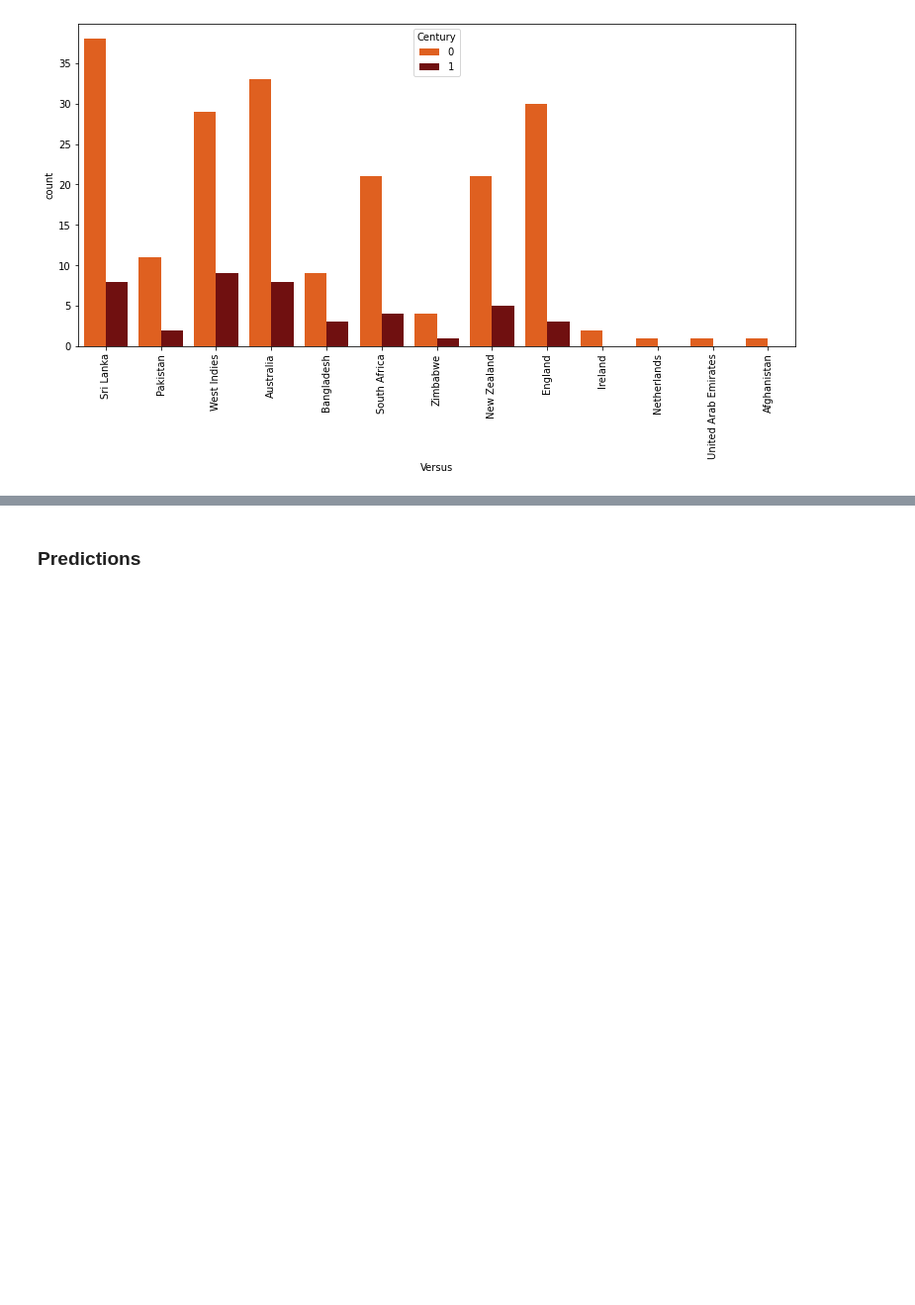
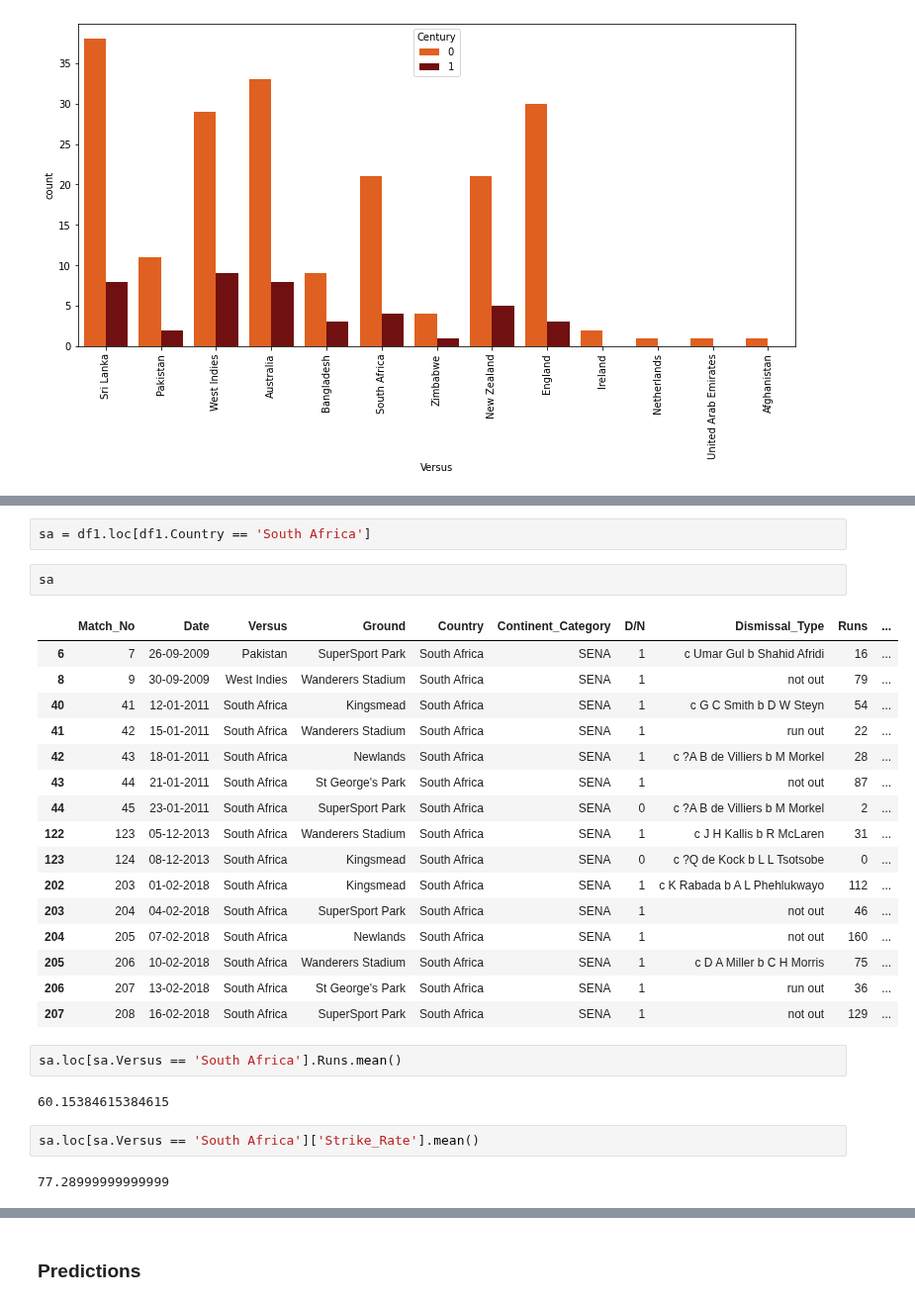
Before and after one commit to SharanDHONI/Virat-Kohli-ODI-Analysis, a Jupyter notebook: ODI Anlaysis.ipynb, the cells around one changed output, grey strips where cells are left out. Shown at 99% size. Drawn from its saved outputs; the diff is of its cells as text; blank space fills up the shorter version.

```diff
--- a/ODI Anlaysis.ipynb
+++ b/ODI Anlaysis.ipynb
@@ -546,0 +558,29 @@ plt.show()
+# %%
+sa = df1.loc[df1.Country == 'South Africa']
+# %%
+sa
+# %% [output]
+|  | Match_No | Date | Versus | Ground | Country | Continent_Category | D/N | Dismissal_Type | Runs | ... |
+| 6 | 7 | 26-09-2009 | Pakistan | SuperSport Park | South Africa | SENA | 1 | c Umar Gul b Shahid Afridi | 16 | ... |
+| 8 | 9 | 30-09-2009 | West Indies | Wanderers Stadium | South Africa | SENA | 1 | not out | 79 | ... |
+| 40 | 41 | 12-01-2011 | South Africa | Kingsmead | South Africa | SENA | 1 | c G C Smith b D W Steyn | 54 | ... |
+| 41 | 42 | 15-01-2011 | South Africa | Wanderers Stadium | South Africa | SENA | 1 | run out | 22 | ... |
+| 42 | 43 | 18-01-2011 | South Africa | Newlands | South Africa | SENA | 1 | c ?A B de Villiers b M Morkel | 28 | ... |
+| 43 | 44 | 21-01-2011 | South Africa | St George's Park | South Africa | SENA | 1 | not out | 87 | ... |
+| 44 | 45 | 23-01-2011 | South Africa | SuperSport Park | South Africa | SENA | 0 | c ?A B de Villiers b M Morkel | 2 | ... |
+| 122 | 123 | 05-12-2013 | South Africa | Wanderers Stadium | South Africa | SENA | 1 | c J H Kallis b R McLaren | 31 | ... |
+| 123 | 124 | 08-12-2013 | South Africa | Kingsmead | South Africa | SENA | 0 | c ?Q de Kock b L L Tsotsobe | 0 | ... |
+| 202 | 203 | 01-02-2018 | South Africa | Kingsmead | South Africa | SENA | 1 | c K Rabada b A L Phehlukwayo | 112 | ... |
+| 203 | 204 | 04-02-2018 | South Africa | SuperSport Park | South Africa | SENA | 1 | not out | 46 | ... |
+| 204 | 205 | 07-02-2018 | South Africa | Newlands | South Africa | SENA | 1 | not out | 160 | ... |
+| 205 | 206 | 10-02-2018 | South Africa | Wanderers Stadium | South Africa | SENA | 1 | c D A Miller b C H Morris | 75 | ... |
+| 206 | 207 | 13-02-2018 | South Africa | St George's Park | South Africa | SENA | 1 | run out | 36 | ... |
+| 207 | 208 | 16-02-2018 | South Africa | SuperSport Park | South Africa | SENA | 1 | not out | 129 | ... |
+# %%
+sa.loc[sa.Versus == 'South Africa'].Runs.mean()
+# %% [output]
+60.15384615384615
+# %%
+sa.loc[sa.Versus == 'South Africa']['Strike_Rate'].mean()
+# %% [output]
+77.28999999999999
```
Also changed, not shown: parts of 15 cells of this notebook.
